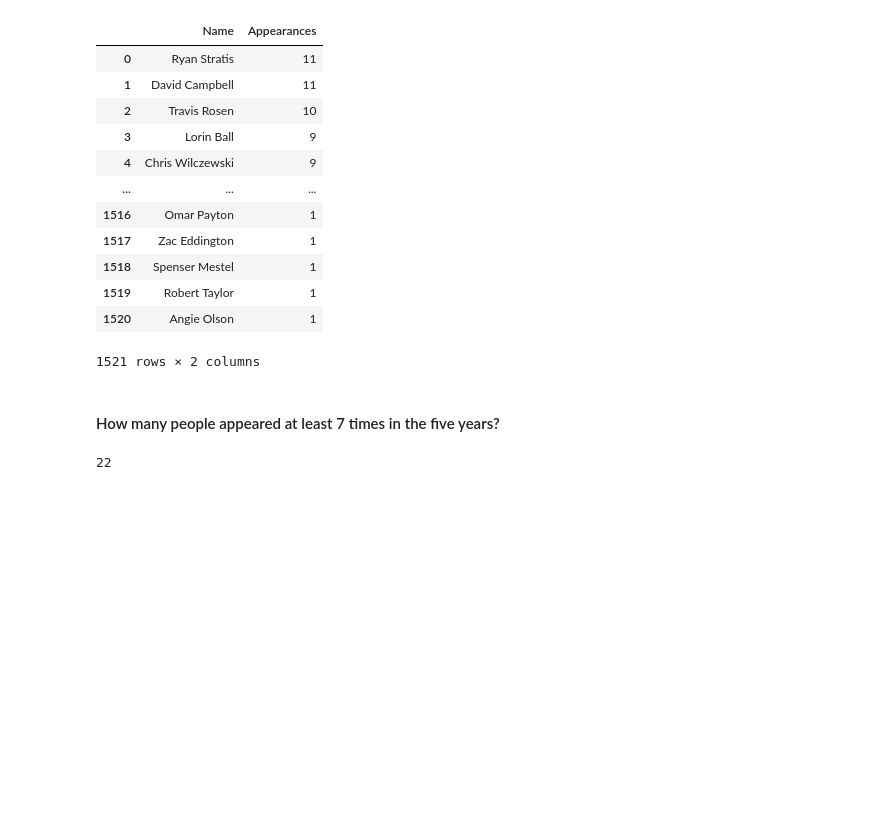
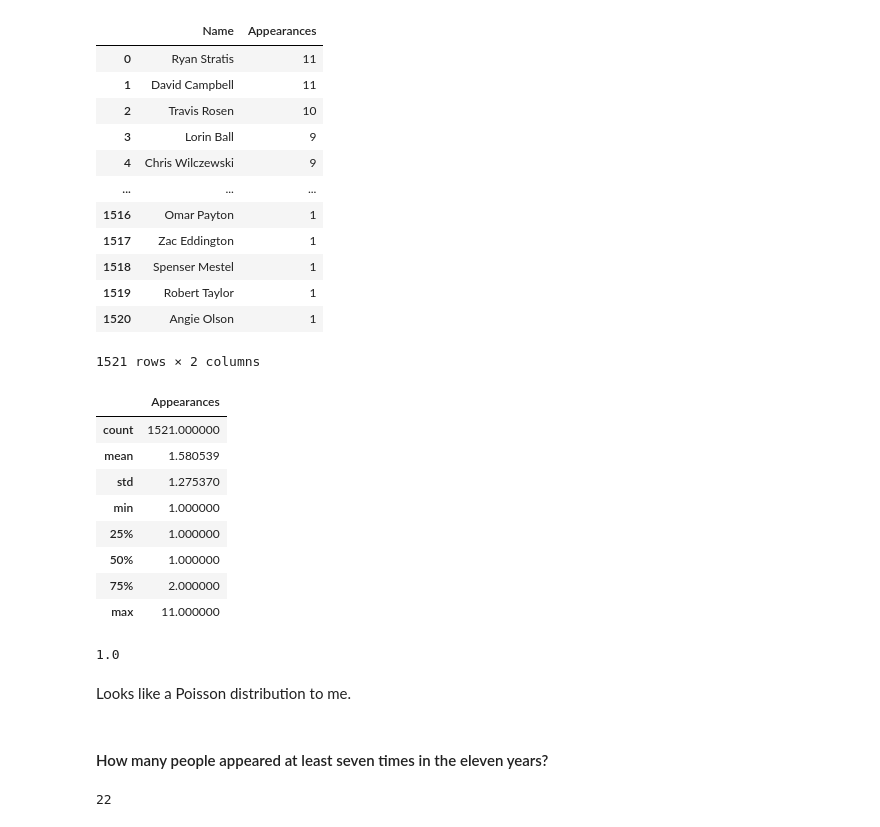
Before and after one commit to discdiver/ninja-warrior-analysis, a Jupyter notebook: analysis.ipynb, the cells around one changed output. Saved outputs shown, nothing was run; the diff lists cells and outputs as text; code cells hidden in the pictures; blank space fills up the shorter version.

```diff
--- a/analysis.ipynb
+++ b/analysis.ipynb
@@ -53,3 +55,19 @@ fig.update_layout(
     bargap=0.1,
     showlegend=False,
 )
+# %%
+df_appearances.describe()
+# %% [output]
+|  | Appearances |
+| count | 1521.000000 |
+| mean | 1.580539 |
+| std | 1.275370 |
+| min | 1.000000 |
+| 25% | 1.000000 |
+| 50% | 1.000000 |
+| 75% | 2.000000 |
+| max | 11.000000 |
+# %%
+df_appearances['Appearances'].median()
+# %% [output]
+1.0
@@ -56,5 +78,7 @@ fig.update_layout(
+# %% [markdown]
+Looks like a Poisson distribution to me.
 # %% [markdown]
-#### How many people appeared at least 7 times in the five years?
+#### How many people appeared at least seven times in the eleven years?
 # %%
 df_appearances[df_appearances['Appearances'] >= 7].count()['Appearances']
 # %% [output]
```
Also changed, not shown: parts of 12 cells of this notebook.
